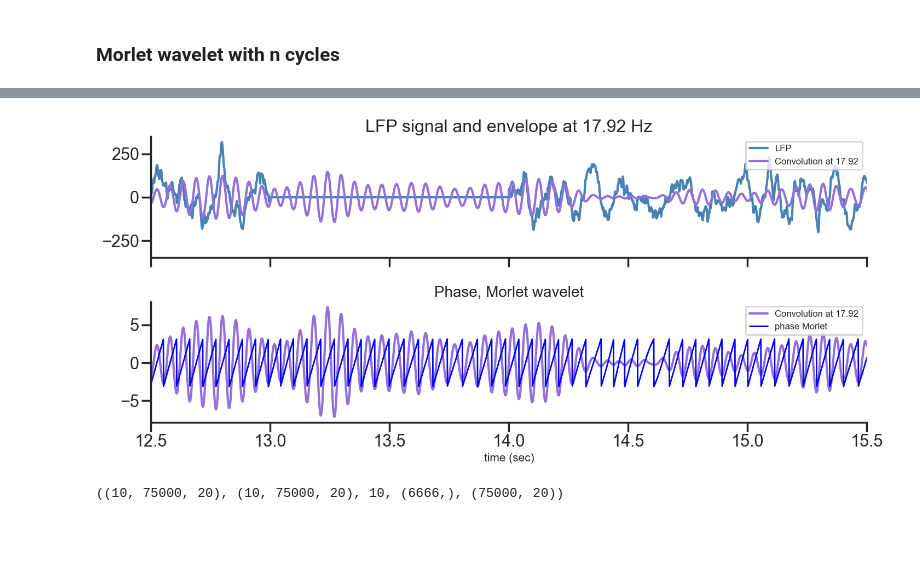
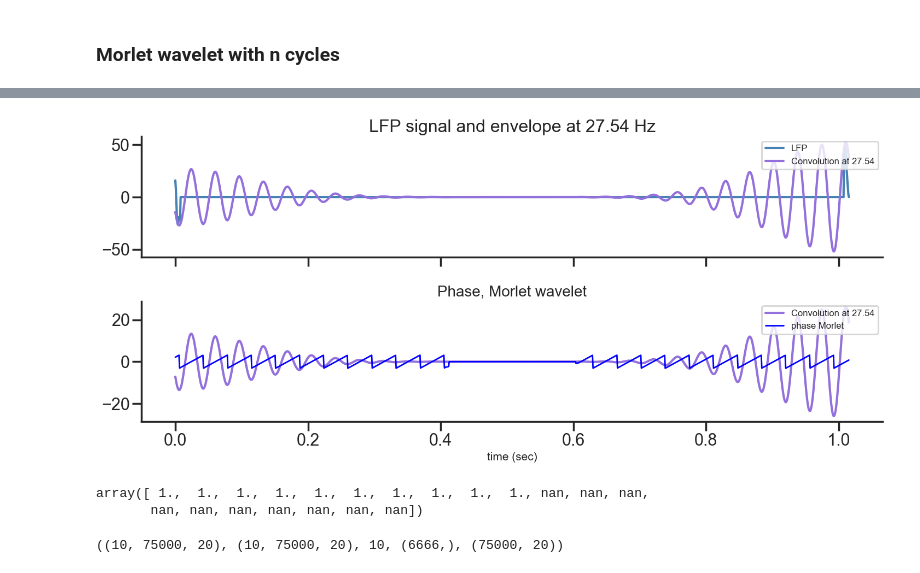
Before and after one commit to gdelfe/Ketamine_effects_on_the_brain, a Jupyter notebook: python/Place_cells_spike_analysis.ipynb, the cells around one changed output, grey strips where cells are left out. Cells and saved outputs as stored; diff of their text form; code cells hidden in the pictures; blank space fills up the shorter version.

Commit message:
how masking the LFP affects the phase estimation

```diff
--- a/python/Place_cells_spike_analysis.ipynb
+++ b/python/Place_cells_spike_analysis.ipynb
@@ -570,15 +577,27 @@ fs = 1250
 ch = 0
 minute = 0
 duration = 60 # signal length in seconds
-n_cycles = 10
+n_cycles = 20
+step = 10
 
 rep_mask = np.repeat(mask_B[0,:,ch],fs)
+rep_mask_NaN = np.where(rep_mask == 0, np.nan, rep_mask)
+
 masked_lfp = lfp_signal[:, ch] * rep_mask
+masked_lfp_NaN = lfp_signal[:, ch] * rep_mask_NaN
+
 masked_lfp1 = masked_lfp[:,np.newaxis]
+masked_lfp2 = masked_lfp1[13*fs-step:14*fs+step]
+
+masked_lfp1N = masked_lfp_NaN[:,np.newaxis]
+masked_lfp2N = masked_lfp1N[13*fs-step:14*fs+step]
 
 t = np.arange(0, duration, 1/fs)
 
 # phase compuation for the masked LFP
-phase_data_mask, wave_list_mask, conv_data_mask, t_wave_mask = instantaneous_phase_wavelet_cycles(masked_lfp1, freq, n_cycles, fs)
-phase_data_mask, wave_list, conv_data, t_wave = instantaneous_phase_wavelet_cycles(masked_lfp1, freq, n_cycles, fs)
+phase_data_mask, wave_list_mask, conv_data_mask, t_wave_mask = instantaneous_phase_wavelet_cycles(masked_lfp2, freq, n_cycles, fs)
+# phase compuation for the masked LFP
+phase_data_maskN, wave_list_maskN, conv_data_maskN, t_wave_maskN = instantaneous_phase_wavelet_cycles(masked_lfp2N, freq, n_cycles, fs)
+# phase compuation for the non-masked LFP
+phase_data, wave_list, conv_data, t_wave = instantaneous_phase_wavelet_cycles(lfp_signal, freq, n_cycles, fs)
 # %%
@@ -600,32 +613,35 @@ plt.xlim([0,60])
 # %%
-f_idx = 5
-scaling = 10
-scaling2 = 1000
+f_idx = 6
+scaling = 1
+scaling2 = 10
 f = freq[f_idx]
 ch = 0
+
+duration = 1 + 2*step/fs
+t = np.arange(0, duration, 1/fs)
 
 """ Plot Figure """
 
 # Plot the sin function, the phase, and the Morlet transform
 fig, axs = plt.subplots(2, 1, figsize=(14, 10), sharex=True)
 fig.set_size_inches(15, 7)
 
 # Sin function
 axs[0].set_title('LFP signal and envelope at {:.2f} Hz'.format(f), fontsize=23)
-axs[0].plot(t,masked_lfp1, label='LFP',color='steelblue')
-axs[0].plot(t,conv_data[f_idx,:,ch]/scaling/5, label='Convolution at {:.2f}'.format(f),color='mediumpurple')
+axs[0].plot(t,masked_lfp2, label='LFP',color='steelblue')
+axs[0].plot(t,conv_data_mask[f_idx,:,ch]/scaling/5, label='Convolution at {:.2f}'.format(f),color='mediumpurple')
 axs[0].legend(fontsize=12, loc='upper right')
 
 # Instantaneous phase Morlet
 axs[1].set_title('Phase, Morlet wavelet', fontsize=20)
-axs[1].plot(t,conv_data[f_idx,:,ch]/scaling2, label='Convolution at {:.2f}'.format(f),color='mediumpurple')
-axs[1].plot(t,phase_data[f_idx,:,ch], label='phase Morlet', color='blue', linewidth=2)
+axs[1].plot(t,conv_data_mask[f_idx,:,ch]/scaling2, label='Convolution at {:.2f}'.format(f),color='mediumpurple')
+axs[1].plot(t,phase_data_mask[f_idx,:,ch], label='phase Morlet', color='blue', linewidth=2)
 axs[1].legend(fontsize=12, loc='upper right')
 
-plt.xlim([12.5,15.5])
+# plt.xlim([12.5,15.5])
 # Adjust layout
 plt.xlabel('time (sec)', fontsize=15)
 plt.tight_layout()
 plt.show()
 # %% [output]
-[figure, old version]
+[figure, new version]
@@ -632,3 +658,9 @@ plt.show()
+# %%
+rep_mask[minute,13*fs-step:13*fs+step,ch]
+rep_mask_NaN[minute,13*fs-step:13*fs+step,1]
+# %% [output]
+array([ 1.,  1.,  1.,  1.,  1.,  1.,  1.,  1.,  1.,  1., nan, nan, nan,
+       nan, nan, nan, nan, nan, nan, nan])
 # %%
 minute = 0
 duration = 60 # signal length in seconds
```
Also changed, not shown: parts of 7 cells of this notebook.
